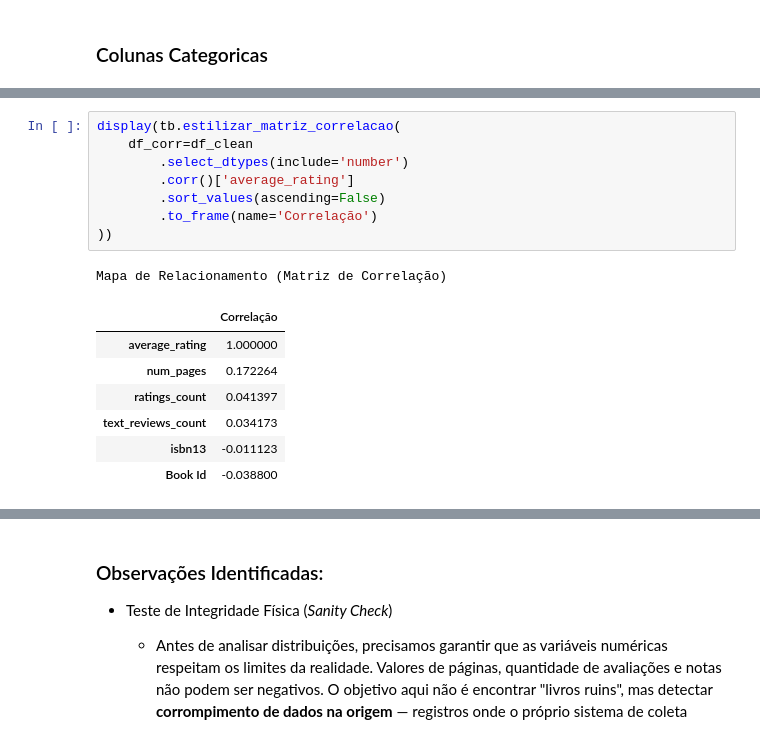
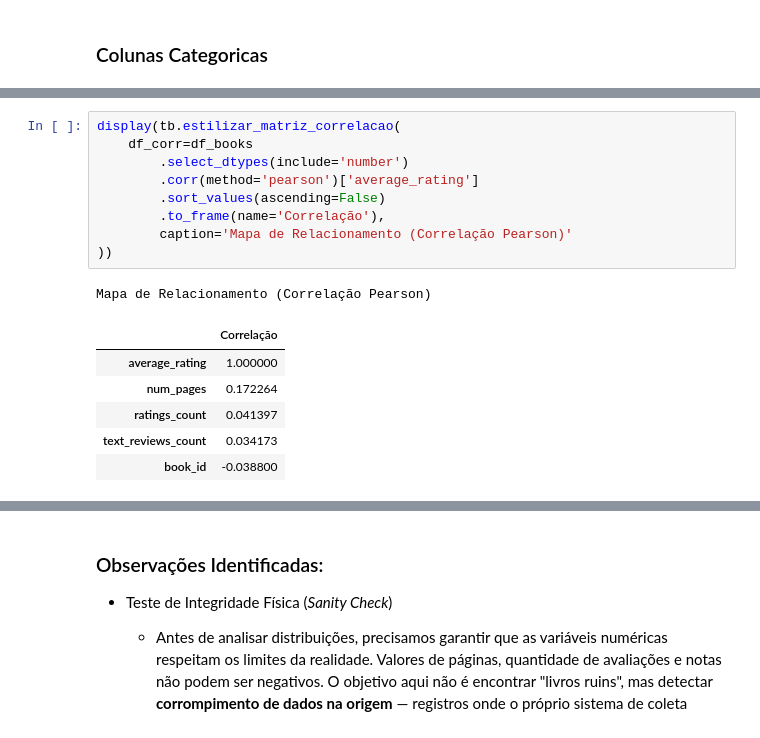
Before and after one commit to AleCecilio/entertainment_industry_performance_analysis, a Jupyter notebook: notebooks/04_eda_goodreads.ipynb, the cells around one changed output, grey strips where cells are left out. Saved outputs shown, nothing was run; the diff lists cells and outputs as text.

```diff
--- a/notebooks/04_eda_goodreads.ipynb
+++ b/notebooks/04_eda_goodreads.ipynb
@@ -225,17 +282,17 @@ plt.ylim(0, df_clean['ratings_count'].quantile(0.99))
 # %%
 display(tb.estilizar_matriz_correlacao(
-    df_corr=df_clean
+    df_corr=df_books
         .select_dtypes(include='number')
-        .corr()['average_rating']
+        .corr(method='pearson')['average_rating']
         .sort_values(ascending=False)
-        .to_frame(name='Correlação')
+        .to_frame(name='Correlação'),
+        caption='Mapa de Relacionamento (Correlação Pearson)'
 ))
 # %% [output]
-Mapa de Relacionamento (Matriz de Correlação)
+Mapa de Relacionamento (Correlação Pearson)
 |  | Correlação |
 | average_rating | 1.000000 |
 | num_pages | 0.172264 |
 | ratings_count | 0.041397 |
 | text_reviews_count | 0.034173 |
-| isbn13 | -0.011123 |
-| Book Id | -0.038800 |
+| book_id | -0.038800 |
```
Also changed, not shown: parts of 25 cells of this notebook, 5 other files.
